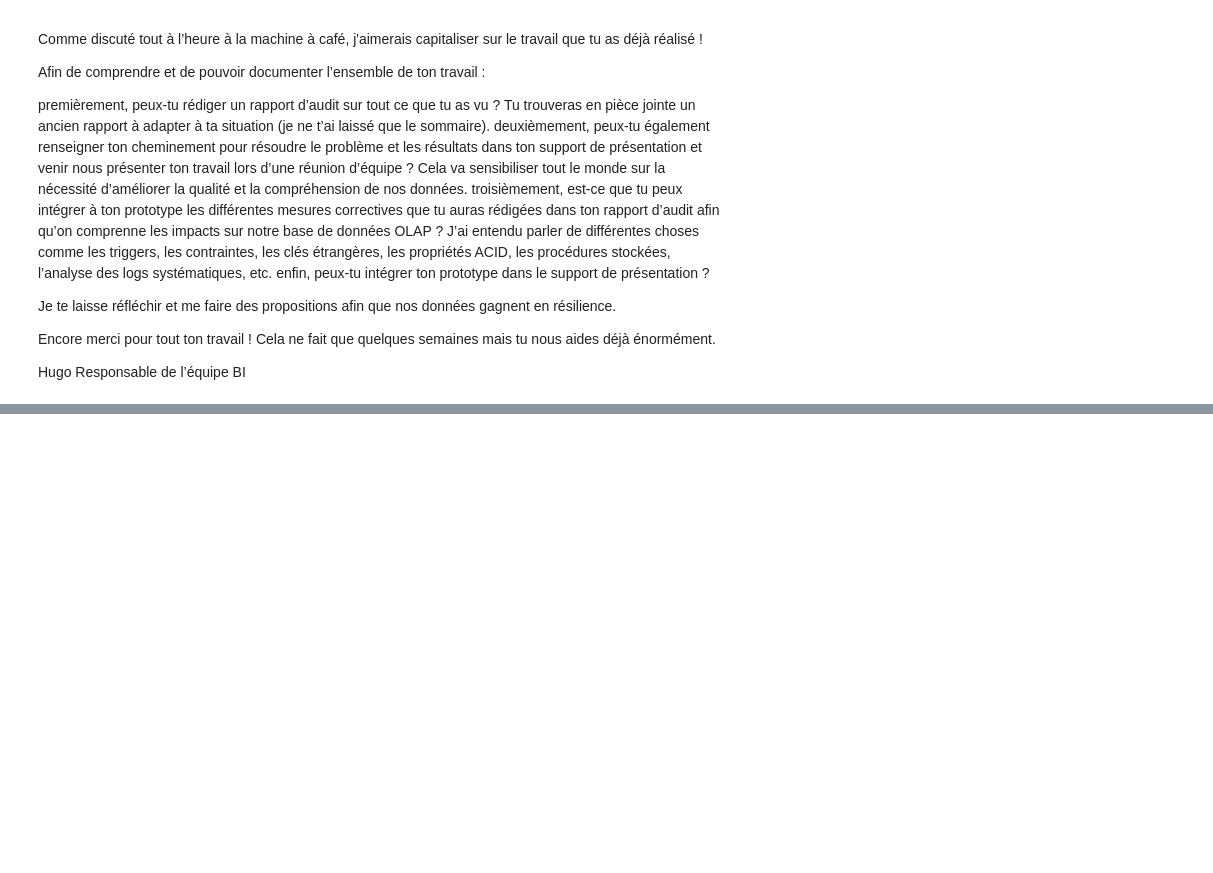
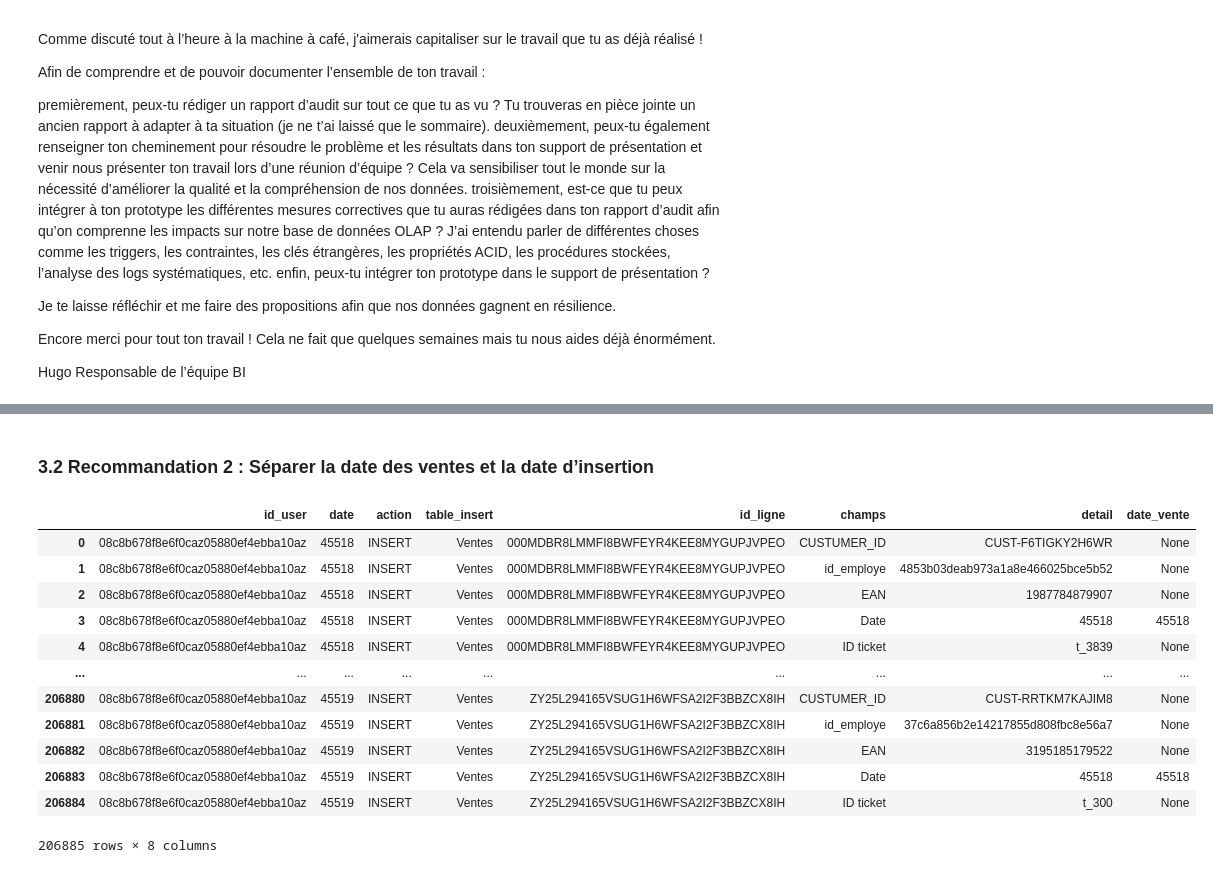
Before and after one commit to Sebules/Project_4_OpenClassrooms_Data_Engineer, a Jupyter notebook: Projet4-Sebastien.ipynb, the cells around one changed output, grey strips where cells are left out. Cells and saved outputs as stored; diff of their text form; code cells hidden in the pictures; blank space fills up the shorter version.

```diff
--- a/Projet4-Sebastien.ipynb
+++ b/Projet4-Sebastien.ipynb
@@ -1385,0 +1496,14 @@ Responsable de l’équipe BI
+# %%
+sql_commands = [
+"CALL ca_ventes_chargees('14/8/2024','jkuiueozbzk');",
+"CALL ca_ventes_chargees('15/8/2024','jkuiueozbzk');"
+]
+with engine.connect() as conn:
+    for cmd in sql_commands:
+        conn.execute(text(cmd))
+    conn.commit()
+# %%
+sql_text = "SELECT * FROM controle_completude_ventes;"
+with engine.connect() as conn:
+    resultat=pd.read_sql(text(sql_text), conn)
+resultat
@@ -1385,0 +1518,40 @@ Responsable de l’équipe BI
+# %% [markdown]
+### 3.2 Recommandation 2 : Séparer la date des ventes et la date d’insertion
+# %%
+sql_commands = [
+"""
+ALTER TABLE logs_ventes
+ADD COLUMN date_vente TEXT;
+""",
+"""
+UPDATE logs_ventes
+SET date_vente = (
+    CASE
+        WHEN champs = 'Date' THEN detail
+    END
+);
+"""
+]
+with engine.connect() as conn:
+    for cmd in sql_commands:
+        conn.execute(text(cmd))
+    conn.commit()
+# %%
+sql_text = "SELECT * FROM logs_ventes"
+with engine.connect() as conn:
+    resultat=pd.read_sql(text(sql_text), conn)
+resultat
+# %% [output]
+|  | id_user | date | action | table_insert | id_ligne | champs | detail | date_vente |
+| 0 | 08c8b678f8e6f0caz05880ef4ebba10az | 45518 | INSERT | Ventes | 000MDBR8LMMFI8BWFEYR4KEE8MYGUPJVPEO | CUSTUMER_ID | CUST-F6TIGKY2H6WR | None |
+| 1 | 08c8b678f8e6f0caz05880ef4ebba10az | 45518 | INSERT | Ventes | 000MDBR8LMMFI8BWFEYR4KEE8MYGUPJVPEO | id_employe | 4853b03deab973a1a8e466025bce5b52 | None |
+| 2 | 08c8b678f8e6f0caz05880ef4ebba10az | 45518 | INSERT | Ventes | 000MDBR8LMMFI8BWFEYR4KEE8MYGUPJVPEO | EAN | 1987784879907 | None |
+| 3 | 08c8b678f8e6f0caz05880ef4ebba10az | 45518 | INSERT | Ventes | 000MDBR8LMMFI8BWFEYR4KEE8MYGUPJVPEO | Date | 45518 | 45518 |
+| 4 | 08c8b678f8e6f0caz05880ef4ebba10az | 45518 | INSERT | Ventes | 000MDBR8LMMFI8BWFEYR4KEE8MYGUPJVPEO | ID ticket | t_3839 | None |
+| ... | ... | ... | ... | ... | ... | ... | ... | ... |
+| 206880 | 08c8b678f8e6f0caz05880ef4ebba10az | 45519 | INSERT | Ventes | ZY25L294165VSUG1H6WFSA2I2F3BBZCX8IH | CUSTUMER_ID | CUST-RRTKM7KAJIM8 | None |
+| 206881 | 08c8b678f8e6f0caz05880ef4ebba10az | 45519 | INSERT | Ventes | ZY25L294165VSUG1H6WFSA2I2F3BBZCX8IH | id_employe | 37c6a856b2e14217855d808fbc8e56a7 | None |
+| 206882 | 08c8b678f8e6f0caz05880ef4ebba10az | 45519 | INSERT | Ventes | ZY25L294165VSUG1H6WFSA2I2F3BBZCX8IH | EAN | 3195185179522 | None |
+| 206883 | 08c8b678f8e6f0caz05880ef4ebba10az | 45519 | INSERT | Ventes | ZY25L294165VSUG1H6WFSA2I2F3BBZCX8IH | Date | 45518 | 45518 |
+| 206884 | 08c8b678f8e6f0caz05880ef4ebba10az | 45519 | INSERT | Ventes | ZY25L294165VSUG1H6WFSA2I2F3BBZCX8IH | ID ticket | t_300 | None |
+206885 rows × 8 columns
```
Also changed, not shown: parts of 6 cells of this notebook, 3 other files.
